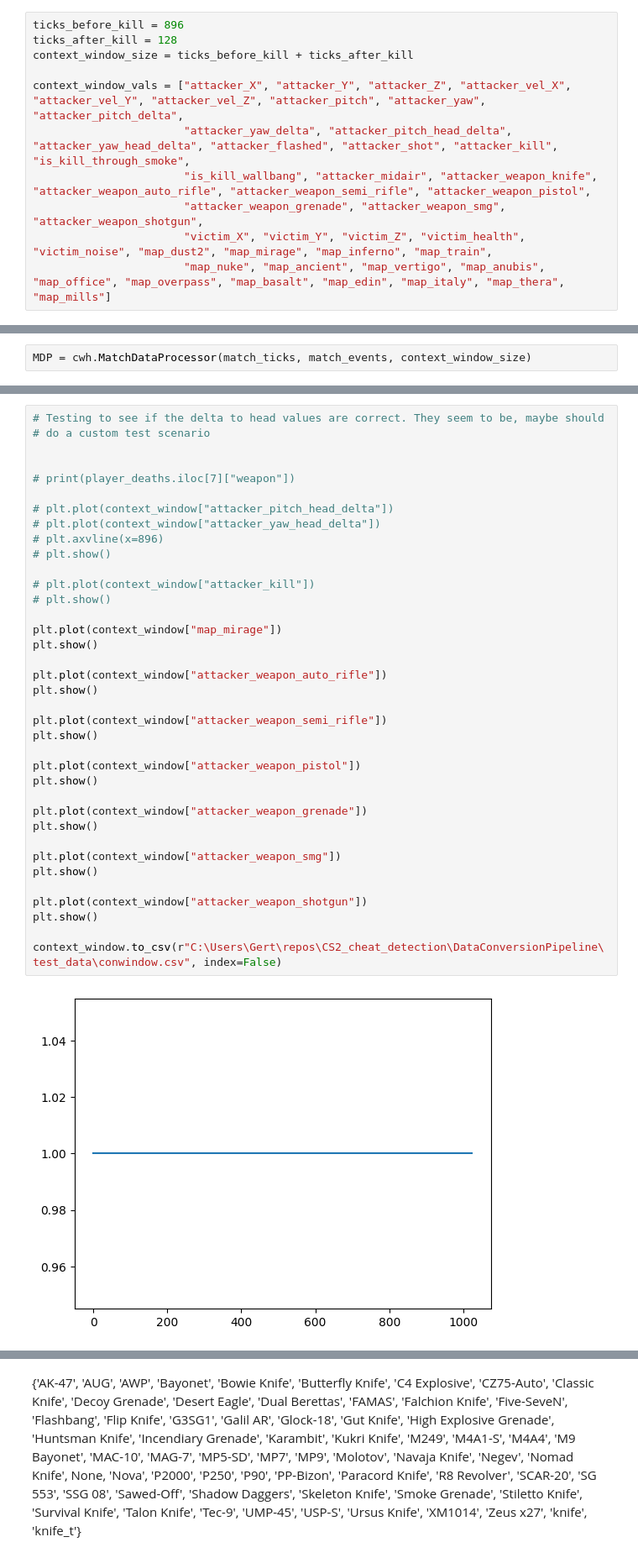
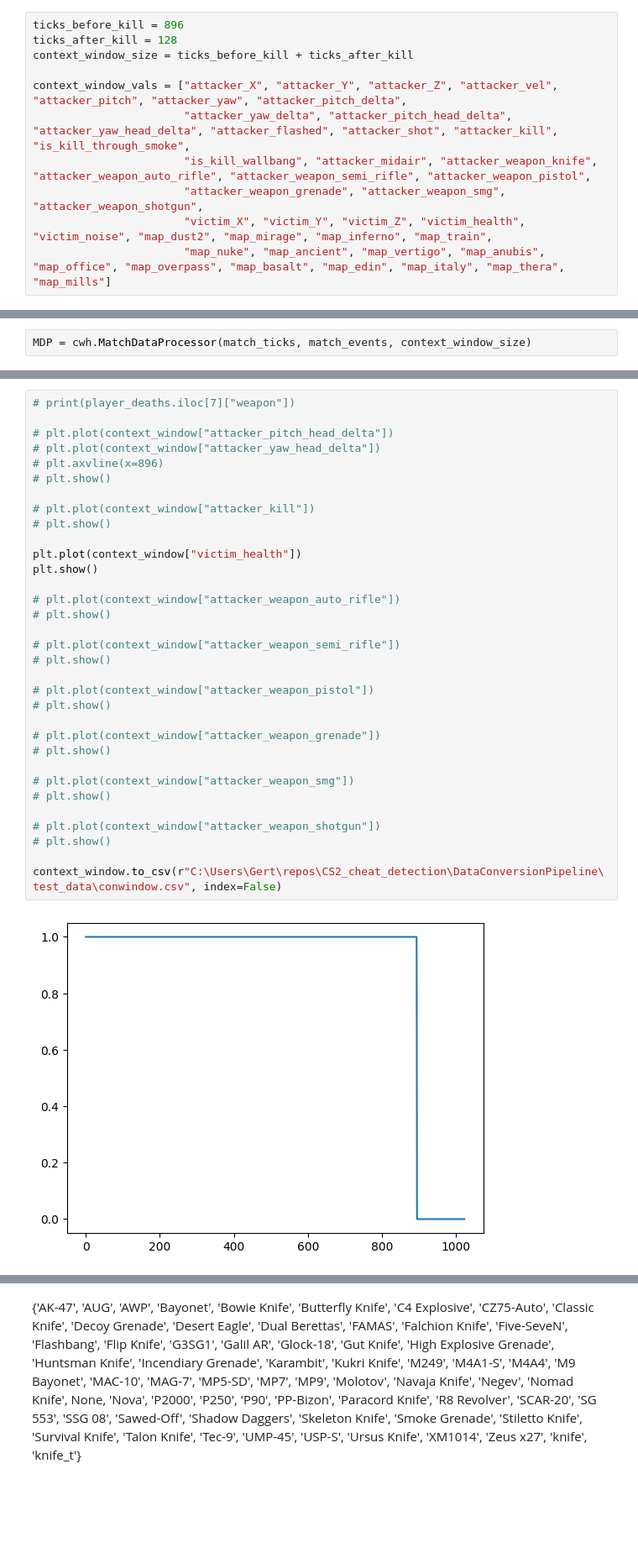
Before and after one commit to Pinkvinus/CS2_cheat_detection, a Jupyter notebook: DataConversionPipeline/pipeline_dev.ipynb, the cells around one changed output, grey strips where cells are left out. Shown at 84% size. Drawn from its saved outputs; the diff is of its cells as text; blank space fills up the shorter version.

```diff
--- a/DataConversionPipeline/pipeline_dev.ipynb
+++ b/DataConversionPipeline/pipeline_dev.ipynb
@@ -33,7 +33,7 @@ ticks_before_kill = 896
 ticks_after_kill = 128
 context_window_size = ticks_before_kill + ticks_after_kill
 
-context_window_vals = ["attacker_X", "attacker_Y", "attacker_Z", "attacker_vel_X", "attacker_vel_Y", "attacker_vel_Z", "attacker_pitch", "attacker_yaw", "attacker_pitch_delta",
+context_window_vals = ["attacker_X", "attacker_Y", "attacker_Z", "attacker_vel", "attacker_pitch", "attacker_yaw", "attacker_pitch_delta",
                        "attacker_yaw_delta", "attacker_pitch_head_delta", "attacker_yaw_head_delta", "attacker_flashed", "attacker_shot", "attacker_kill", "is_kill_through_smoke",
                        "is_kill_wallbang", "attacker_midair", "attacker_weapon_knife", "attacker_weapon_auto_rifle", "attacker_weapon_semi_rifle", "attacker_weapon_pistol",
                        "attacker_weapon_grenade", "attacker_weapon_smg", "attacker_weapon_shotgun",
@@ -189,39 +186,35 @@ context_window
 # %%
-# Testing to see if the delta to head values are correct. They seem to be, maybe should
-# do a custom test scenario
-
-
 # print(player_deaths.iloc[7]["weapon"])
 
 # plt.plot(context_window["attacker_pitch_head_delta"])
 # plt.plot(context_window["attacker_yaw_head_delta"])
 # plt.axvline(x=896)
 # plt.show()
 
 # plt.plot(context_window["attacker_kill"])
 # plt.show()
 
-plt.plot(context_window["map_mirage"])
+plt.plot(context_window["victim_health"])
 plt.show()
 
-plt.plot(context_window["attacker_weapon_auto_rifle"])
-plt.show()
+# plt.plot(context_window["attacker_weapon_auto_rifle"])
+# plt.show()
 
-plt.plot(context_window["attacker_weapon_semi_rifle"])
-plt.show()
+# plt.plot(context_window["attacker_weapon_semi_rifle"])
+# plt.show()
 
-plt.plot(context_window["attacker_weapon_pistol"])
-plt.show()
+# plt.plot(context_window["attacker_weapon_pistol"])
+# plt.show()
 
-plt.plot(context_window["attacker_weapon_grenade"])
-plt.show()
+# plt.plot(context_window["attacker_weapon_grenade"])
+# plt.show()
 
-plt.plot(context_window["attacker_weapon_smg"])
-plt.show()
+# plt.plot(context_window["attacker_weapon_smg"])
+# plt.show()
 
-plt.plot(context_window["attacker_weapon_shotgun"])
-plt.show()
+# plt.plot(context_window["attacker_weapon_shotgun"])
+# plt.show()
 
 context_window.to_csv(r"C:\Users\Gert\repos\CS2_cheat_detection\DataConversionPipeline\test_data\conwindow.csv", index=False)
 # %% [output]
-[figure, old version]
+[figure, new version]
```
Also changed, not shown: parts of 3 cells of this notebook, 1 other file.
